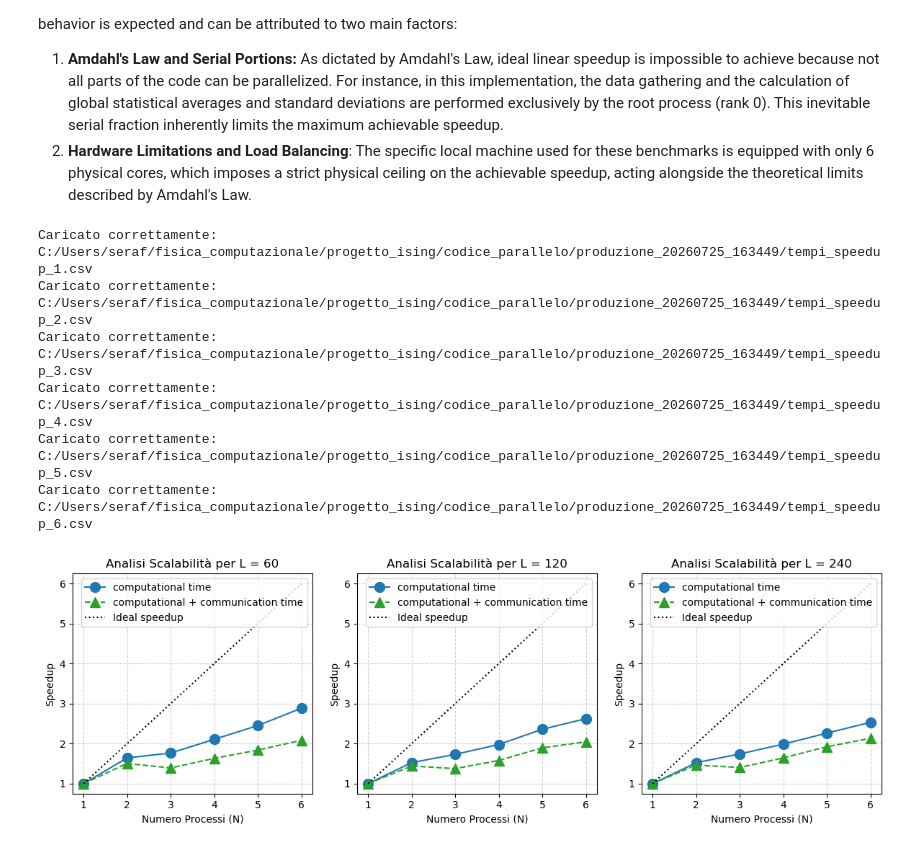
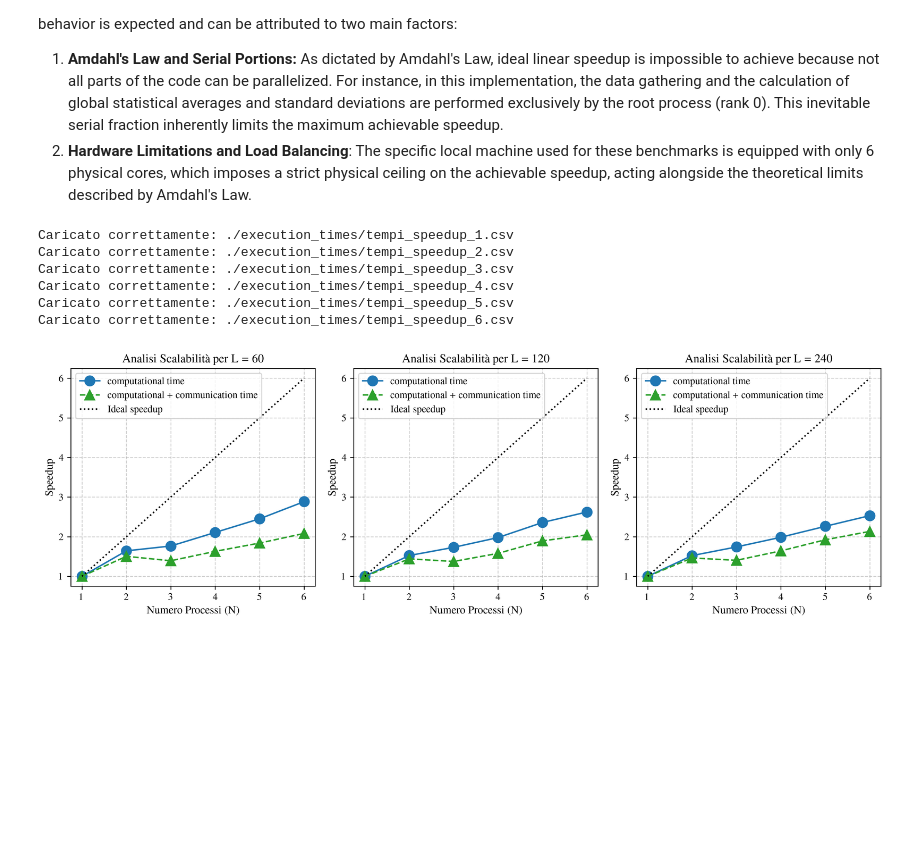
Before and after one commit to elena035/ising_project, a Jupyter notebook: ising_analysis.ipynb, the cells around one changed output. Saved outputs shown, nothing was run; the diff lists cells and outputs as text; code cells hidden in the pictures; blank space fills up the shorter version.

```diff
--- a/ising_analysis.ipynb
+++ b/ising_analysis.ipynb
@@ -304,7 +304,7 @@ df_dict = {}
 
 # 1. Caricamento robusto
 for n in core_counts:
-    filename = os.path.join(path, f"tempi_speedup_{n}.csv")
+    filename = os.path.join(data_path, f"tempi_speedup_{n}.csv")
     if os.path.exists(filename):
         df = pd.read_csv(filename)
 
@@ -369,37 +369,38 @@ for i, L in enumerate(L_values):
             s_comm = t1_comm / tn_comm if tn_algo > 0 else 0
 
             speedup_c.append(s_comp)
             speedup_algo.append(s_algo)
             speedup_comm.append(s_comm)
             cores_found.append(n)
 
     # Plot nel subplot specifico (senza errorbar, usiamo plot normale)
     ax.plot(cores_found, speedup_c, marker='o', markersize=10, color='tab:blue',
             linestyle='-', label='computational time')
 
+
     ax.plot(cores_found, speedup_algo, marker='^', markersize=10, color='tab:green',
             linestyle='--', label='computational + communication time')
 
 
     ax.plot(core_counts, core_counts, 'k:', label='Ideal speedup', linewidth=1.5)
 
     ax.set_title(f'Analisi Scalabilità per L = {L}')
     ax.set_ylabel('Speedup')
     ax.set_xlabel('Numero Processi (N)')
     ax.legend()
     ax.grid(True, linestyle='--', alpha=0.6)
 
 plt.tight_layout()
 
 # Assicuriamoci che la cartella assets esista, se no la creiamo
 os.makedirs("./assets", exist_ok=True)
 plt.savefig("./assets/scaling_speedup.png")
 plt.show()
 # %% [output]
-Caricato correttamente: C:/Users/seraf/fisica_computazionale/progetto_ising/codice_parallelo/produzione_20260725_163449/tempi_speedup_1.csv
-Caricato correttamente: C:/Users/seraf/fisica_computazionale/progetto_ising/codice_parallelo/produzione_20260725_163449/tempi_speedup_2.csv
-Caricato correttamente: C:/Users/seraf/fisica_computazionale/progetto_ising/codice_parallelo/produzione_20260725_163449/tempi_speedup_3.csv
-Caricato correttamente: C:/Users/seraf/fisica_computazionale/progetto_ising/codice_parallelo/produzione_20260725_163449/tempi_speedup_4.csv
-Caricato correttamente: C:/Users/seraf/fisica_computazionale/progetto_ising/codice_parallelo/produzione_20260725_163449/tempi_speedup_5.csv
-Caricato correttamente: C:/Users/seraf/fisica_computazionale/progetto_ising/codice_parallelo/produzione_20260725_163449/tempi_speedup_6.csv
+Caricato correttamente: ./execution_times/tempi_speedup_1.csv
+Caricato correttamente: ./execution_times/tempi_speedup_2.csv
+Caricato correttamente: ./execution_times/tempi_speedup_3.csv
+Caricato correttamente: ./execution_times/tempi_speedup_4.csv
+Caricato correttamente: ./execution_times/tempi_speedup_5.csv
+Caricato correttamente: ./execution_times/tempi_speedup_6.csv
-[figure, old version]
+[figure, new version]
```
Also changed, not shown: parts of 2 cells of this notebook, 8 other files.
